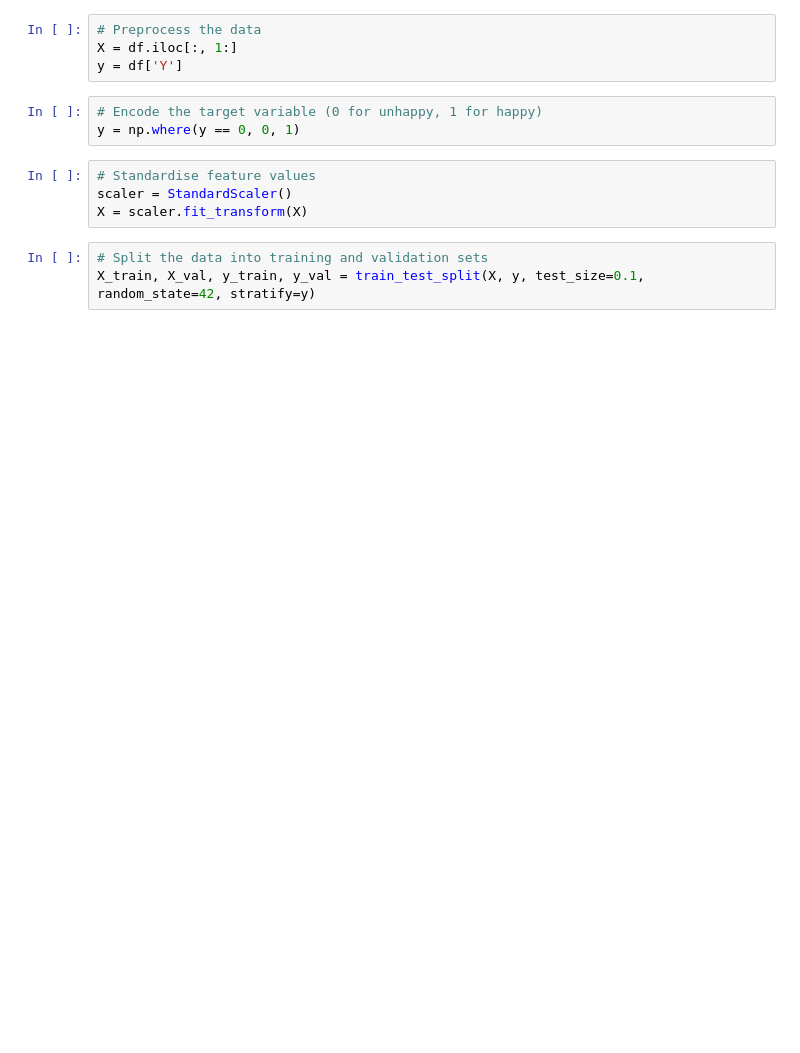
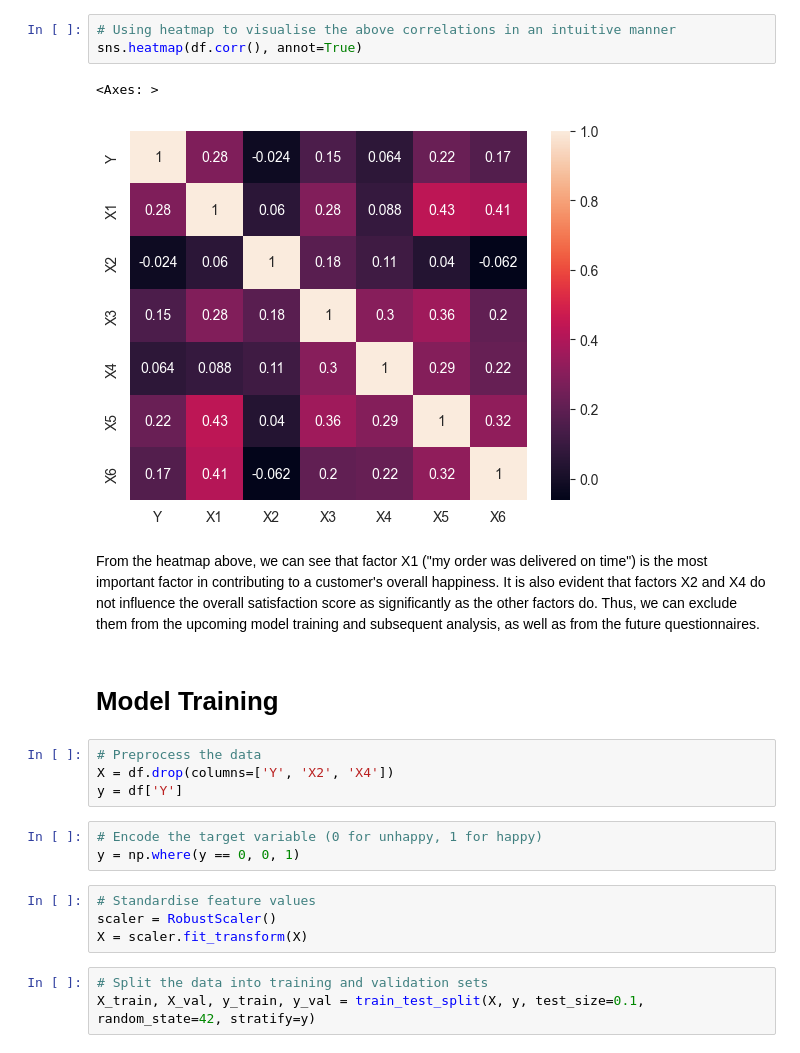
Before and after one commit to IanTsung/U3hRemgSgGwgsch0, a Jupyter notebook: happy_customers.ipynb, the cells around one changed output. Drawn from its saved outputs; the diff is of its cells as text; blank space fills up the shorter version.

```diff
--- a/happy_customers.ipynb
+++ b/happy_customers.ipynb
@@ -11,13 +104,23 @@ df = pd.read_csv("ACME-HappinessSurvey2020.csv")
+# %%
+# Using heatmap to visualise the above correlations in an intuitive manner
+sns.heatmap(df.corr(), annot=True)
+# %% [output]
+<Axes: >
+[figure, added]
+# %% [markdown]
+From the heatmap above, we can see that factor X1 ("my order was delivered on time") is the most important factor in contributing to a customer's overall happiness. It is also evident that factors X2 and X4 do not influence the overall satisfaction score as significantly as the other factors do. Thus, we can exclude them from the upcoming model training and subsequent analysis, as well as from the future questionnaires.
+# %% [markdown]
+# Model Training
 # %%
 # Preprocess the data
-X = df.iloc[:, 1:]
+X = df.drop(columns=['Y', 'X2', 'X4'])
 y = df['Y']
 # %%
 # Encode the target variable (0 for unhappy, 1 for happy)
 y = np.where(y == 0, 0, 1)
 # %%
 # Standardise feature values
-scaler = StandardScaler()
+scaler = RobustScaler()
 X = scaler.fit_transform(X)
 # %%
 # Split the data into training and validation sets
```
Also changed, not shown: parts of 13 cells of this notebook.
